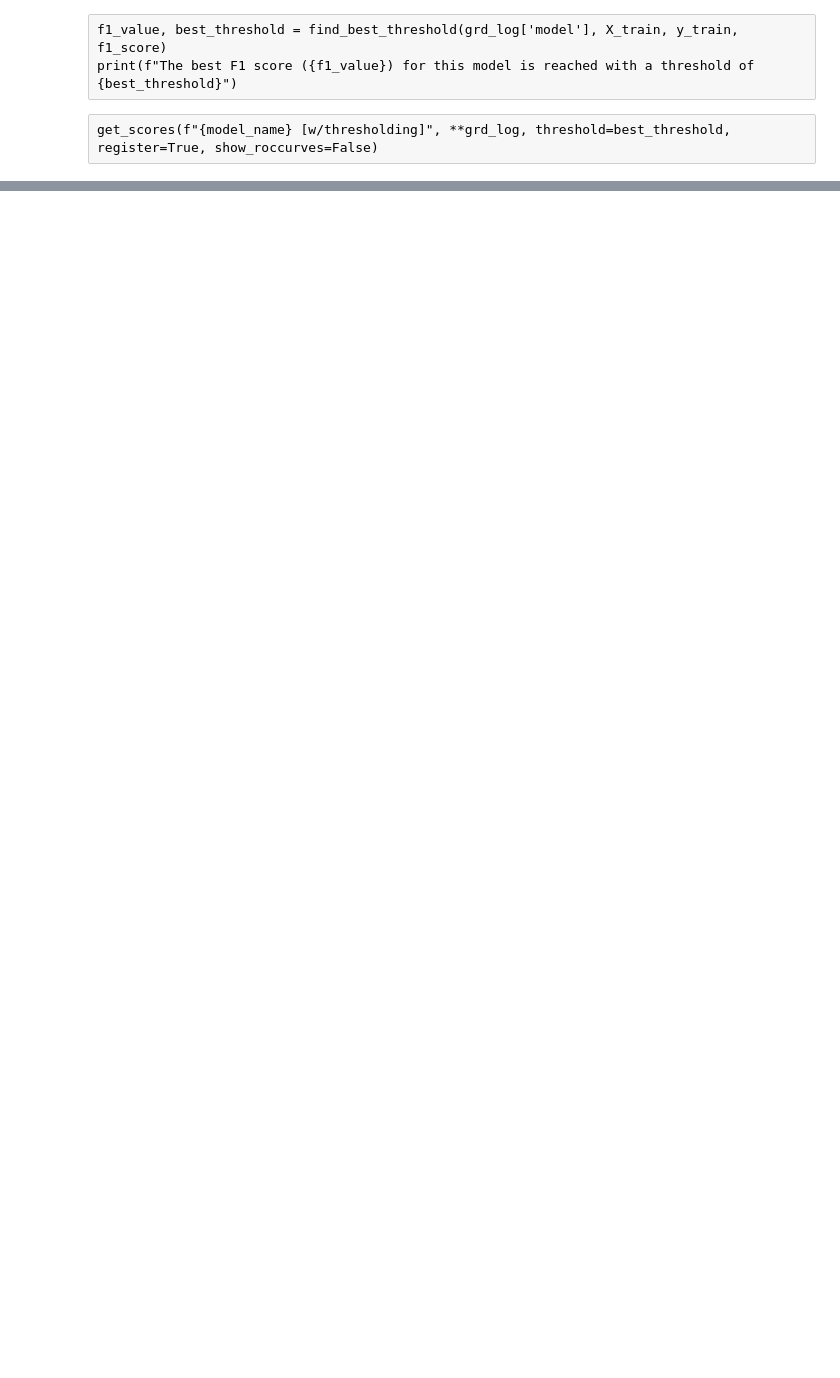
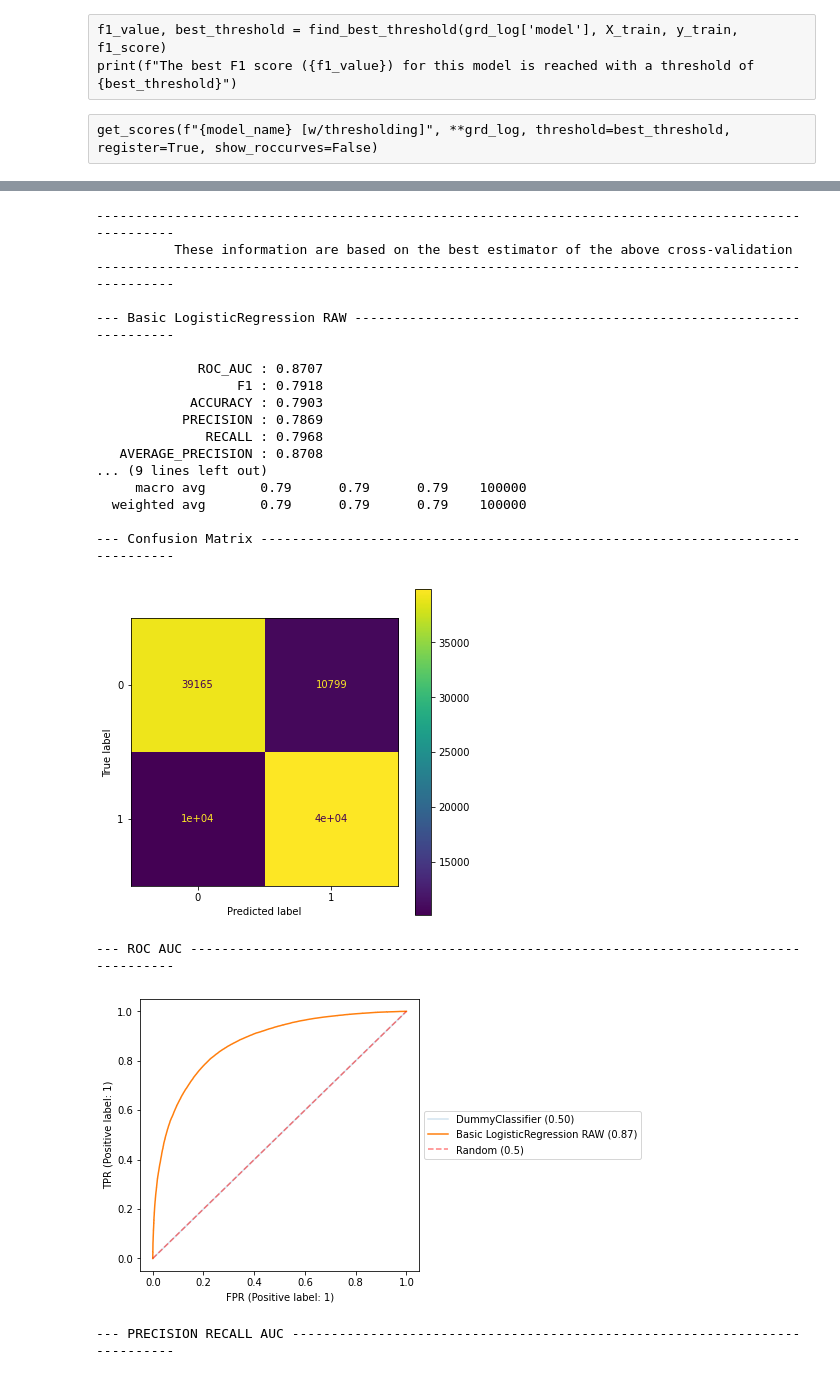
Before and after one commit to Valkea/OC_AI_07, a Jupyter notebook: 02_Classification_classique.ipynb, the cells around one changed output, grey strips where cells are left out. Saved outputs shown, nothing was run; the diff lists cells and outputs as text; code cells hidden in the pictures; blank space fills up the shorter version.

```diff
--- a/02_Classification_classique.ipynb
+++ b/02_Classification_classique.ipynb
@@ -276,0 +255,24 @@ sms.send()
+# %%
+get_scores(model_name, **grd_log, register=True, X_ref=X_test, y_ref=y_test)
+# %% [output]
+----------------------------------------------------------------------------------------------------
+          These information are based on the best estimator of the above cross-validation
+----------------------------------------------------------------------------------------------------
+
+--- Basic LogisticRegression RAW -------------------------------------------------------------------
+
+             ROC_AUC : 0.8707
+                  F1 : 0.7918
+            ACCURACY : 0.7903
+           PRECISION : 0.7869
+              RECALL : 0.7968
+   AVERAGE_PRECISION : 0.8708
+... (9 lines left out)
+     macro avg       0.79      0.79      0.79    100000
+  weighted avg       0.79      0.79      0.79    100000
+
+--- Confusion Matrix -------------------------------------------------------------------------------
+[figure, added]
+--- ROC AUC ----------------------------------------------------------------------------------------
+[figure, added]
+--- PRECISION RECALL AUC ---------------------------------------------------------------------------
```
Also changed, not shown: parts of 54 cells of this notebook, 1 other file.
